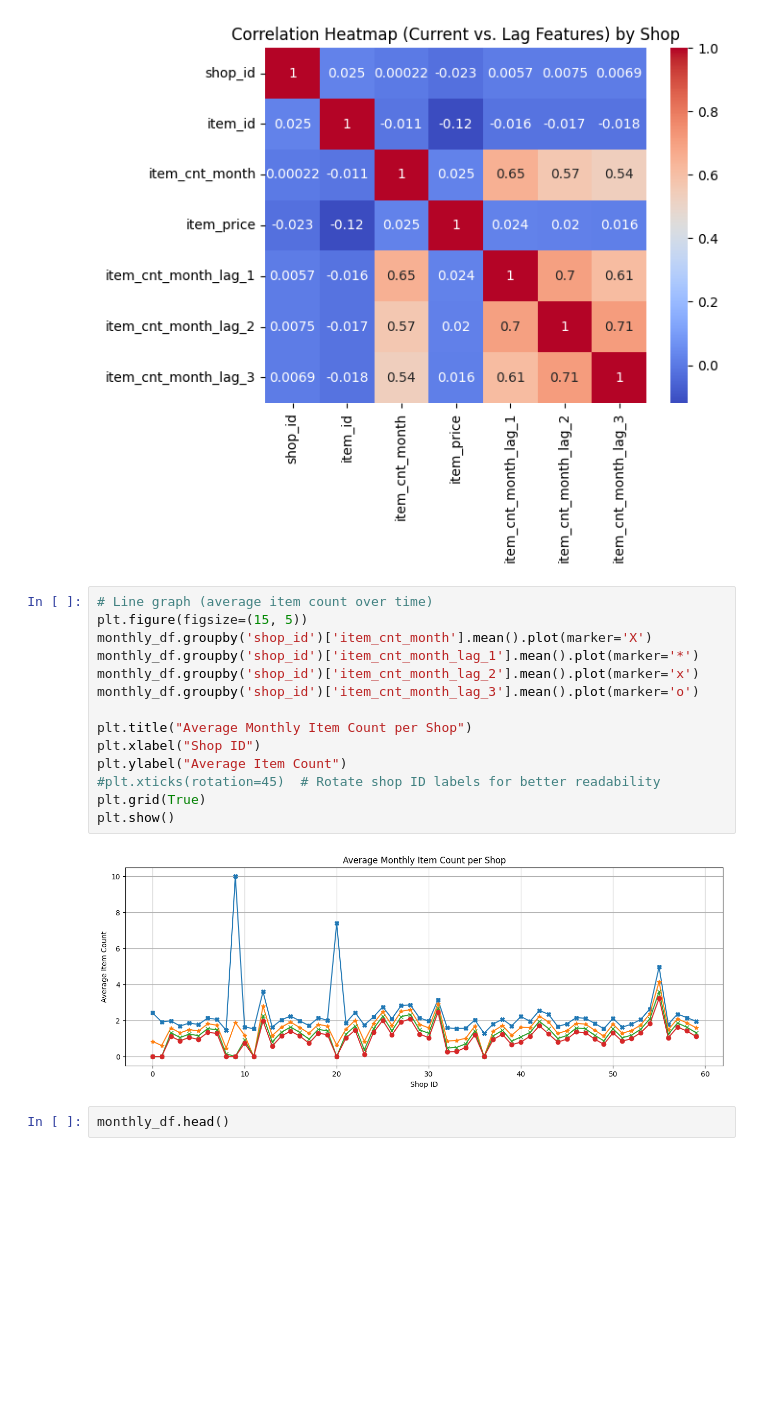
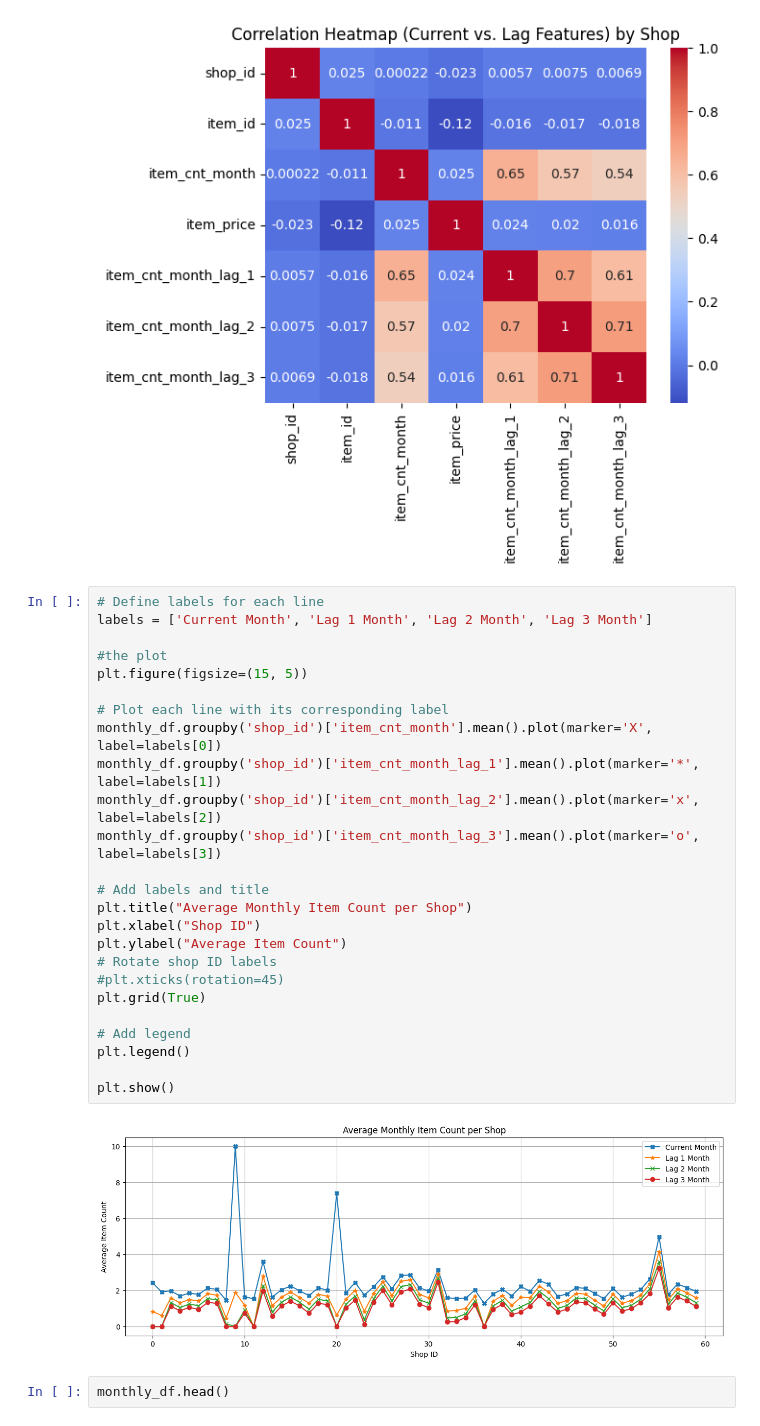
Before and after one commit to ishamel101/Predict-Future-Sales, a Jupyter notebook: fetures_sales.ipynb, the cells around one changed output. Saved outputs shown, nothing was run; the diff lists cells and outputs as text; blank space fills up the shorter version.

```diff
--- a/fetures_sales.ipynb
+++ b/fetures_sales.ipynb
@@ -283,21 +280,32 @@ plt.show()
 Correlation Matrix:
 [figure]
 # %%
-# Line graph (average item count over time)
+# Define labels for each line
+labels = ['Current Month', 'Lag 1 Month', 'Lag 2 Month', 'Lag 3 Month']
+
+#the plot
 plt.figure(figsize=(15, 5))
-monthly_df.groupby('shop_id')['item_cnt_month'].mean().plot(marker='X')
-monthly_df.groupby('shop_id')['item_cnt_month_lag_1'].mean().plot(marker='*')
-monthly_df.groupby('shop_id')['item_cnt_month_lag_2'].mean().plot(marker='x')
-monthly_df.groupby('shop_id')['item_cnt_month_lag_3'].mean().plot(marker='o')
 
+# Plot each line with its corresponding label
+monthly_df.groupby('shop_id')['item_cnt_month'].mean().plot(marker='X', label=labels[0])
+monthly_df.groupby('shop_id')['item_cnt_month_lag_1'].mean().plot(marker='*', label=labels[1])
+monthly_df.groupby('shop_id')['item_cnt_month_lag_2'].mean().plot(marker='x', label=labels[2])
+monthly_df.groupby('shop_id')['item_cnt_month_lag_3'].mean().plot(marker='o', label=labels[3])
+
+# Add labels and title
 plt.title("Average Monthly Item Count per Shop")
 plt.xlabel("Shop ID")
 plt.ylabel("Average Item Count")
-#plt.xticks(rotation=45)  # Rotate shop ID labels for better readability
+# Rotate shop ID labels
+#plt.xticks(rotation=45)
 plt.grid(True)
+
+# Add legend
+plt.legend()
+
 plt.show()
 # %% [output]
-[figure, old version]
+[figure, new version]
 # %%
 monthly_df.head()
 # %% [output]
```
Also changed, not shown: parts of 13 cells of this notebook.
